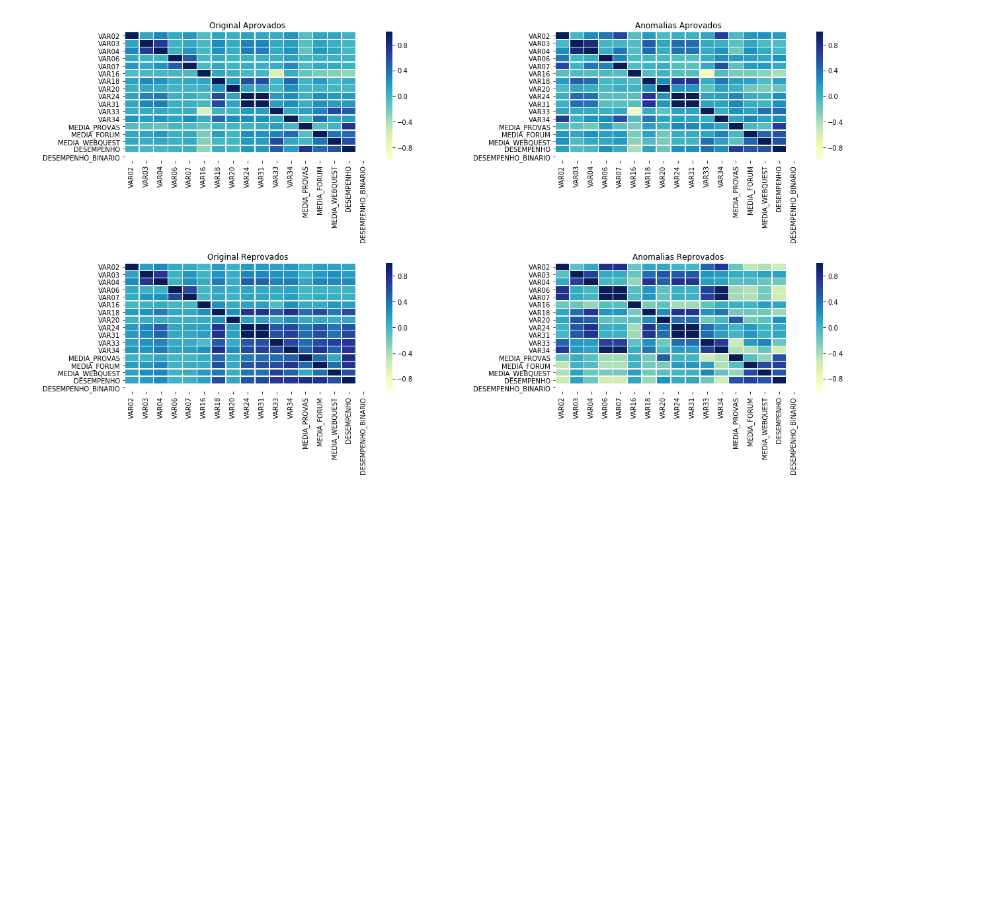
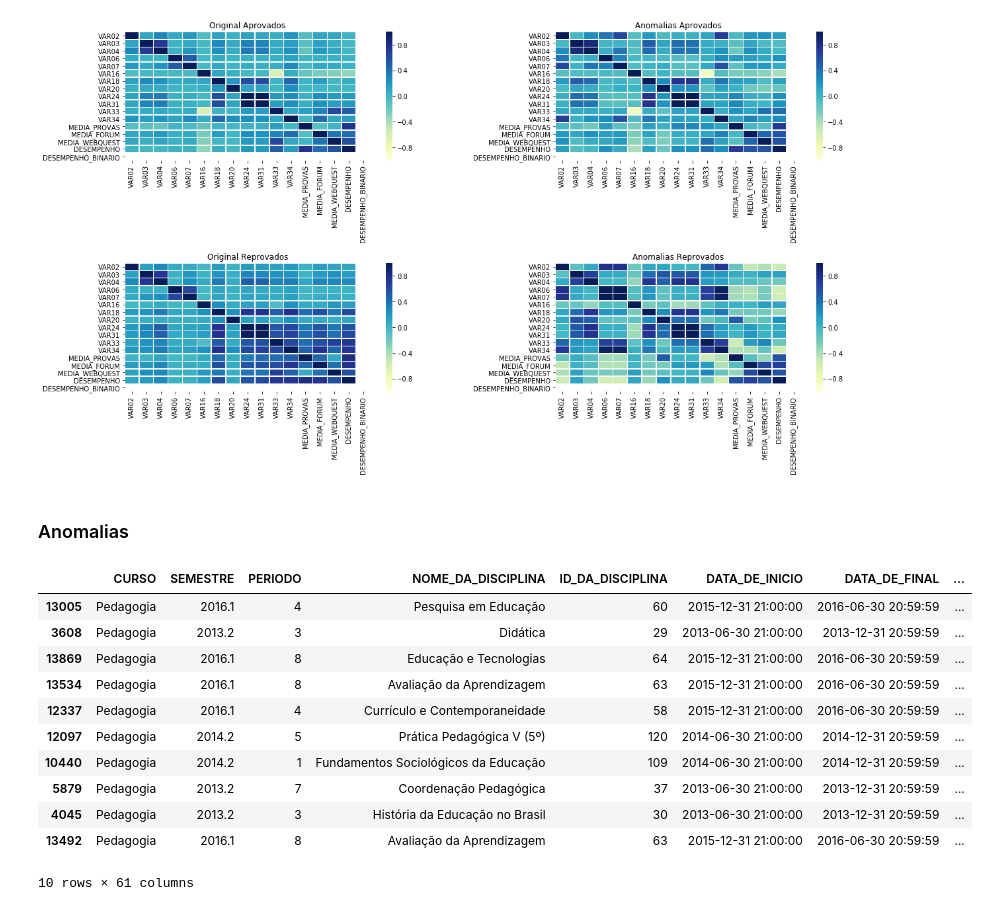
Before and after one commit to Drakmord2/EDM, a Jupyter notebook: Notebooks/Modelagem.ipynb, the cells around one changed output. Drawn from its saved outputs; the diff is of its cells as text; code cells hidden in the pictures; blank space fills up the shorter version.

```diff
--- a/Notebooks/Modelagem.ipynb
+++ b/Notebooks/Modelagem.ipynb
@@ -224,3 +215,26 @@ heatmap(df_clean_norm.loc[df_clean_norm["DESEMPENHO_BINARIO"] == 1], "Original R
 heatmap(anomalias_norm.loc[anomalias_norm["DESEMPENHO_BINARIO"] == 1], "Anomalias Reprovados", ax2[1])
 # %% [output]
 [figure]
+# %% [markdown]
+### Anomalias
+# %%
+# Desnormalização
+anomalias_denorm = denormalize(anomalias_norm)
+df_anomalia = df_base.iloc[anomalias_denorm.index]
+df_anomalia = df_anomalia.loc[df_anomalia["DESEMPENHO_BINARIO"] == 0]
+df_anomalia.sort_values(
+    by=["DESEMPENHO"],
+    ascending=False).head(10)
+# %% [output]
+|  | CURSO | SEMESTRE | PERIODO | NOME_DA_DISCIPLINA | ID_DA_DISCIPLINA | DATA_DE_INICIO | DATA_DE_FINAL | ... |
+| 13005 | Pedagogia | 2016.1 | 4 | Pesquisa em Educação | 60 | 2015-12-31 21:00:00 | 2016-06-30 20:59:59 | ... |
+| 3608 | Pedagogia | 2013.2 | 3 | Didática | 29 | 2013-06-30 21:00:00 | 2013-12-31 20:59:59 | ... |
+| 13869 | Pedagogia | 2016.1 | 8 | Educação e Tecnologias | 64 | 2015-12-31 21:00:00 | 2016-06-30 20:59:59 | ... |
+| 13534 | Pedagogia | 2016.1 | 8 | Avaliação da Aprendizagem | 63 | 2015-12-31 21:00:00 | 2016-06-30 20:59:59 | ... |
+| 12337 | Pedagogia | 2016.1 | 4 | Currículo e Contemporaneidade | 58 | 2015-12-31 21:00:00 | 2016-06-30 20:59:59 | ... |
+| 12097 | Pedagogia | 2014.2 | 5 | Prática Pedagógica V (5º) | 120 | 2014-06-30 21:00:00 | 2014-12-31 20:59:59 | ... |
+| 10440 | Pedagogia | 2014.2 | 1 | Fundamentos Sociológicos da Educação | 109 | 2014-06-30 21:00:00 | 2014-12-31 20:59:59 | ... |
+| 5879 | Pedagogia | 2013.2 | 7 | Coordenação Pedagógica | 37 | 2013-06-30 21:00:00 | 2013-12-31 20:59:59 | ... |
+| 4045 | Pedagogia | 2013.2 | 3 | História da Educação no Brasil | 30 | 2013-06-30 21:00:00 | 2013-12-31 20:59:59 | ... |
+| 13492 | Pedagogia | 2016.1 | 8 | Avaliação da Aprendizagem | 63 | 2015-12-31 21:00:00 | 2016-06-30 20:59:59 | ... |
+10 rows × 61 columns
```
Also changed, not shown: parts of 1 cell of this notebook.
